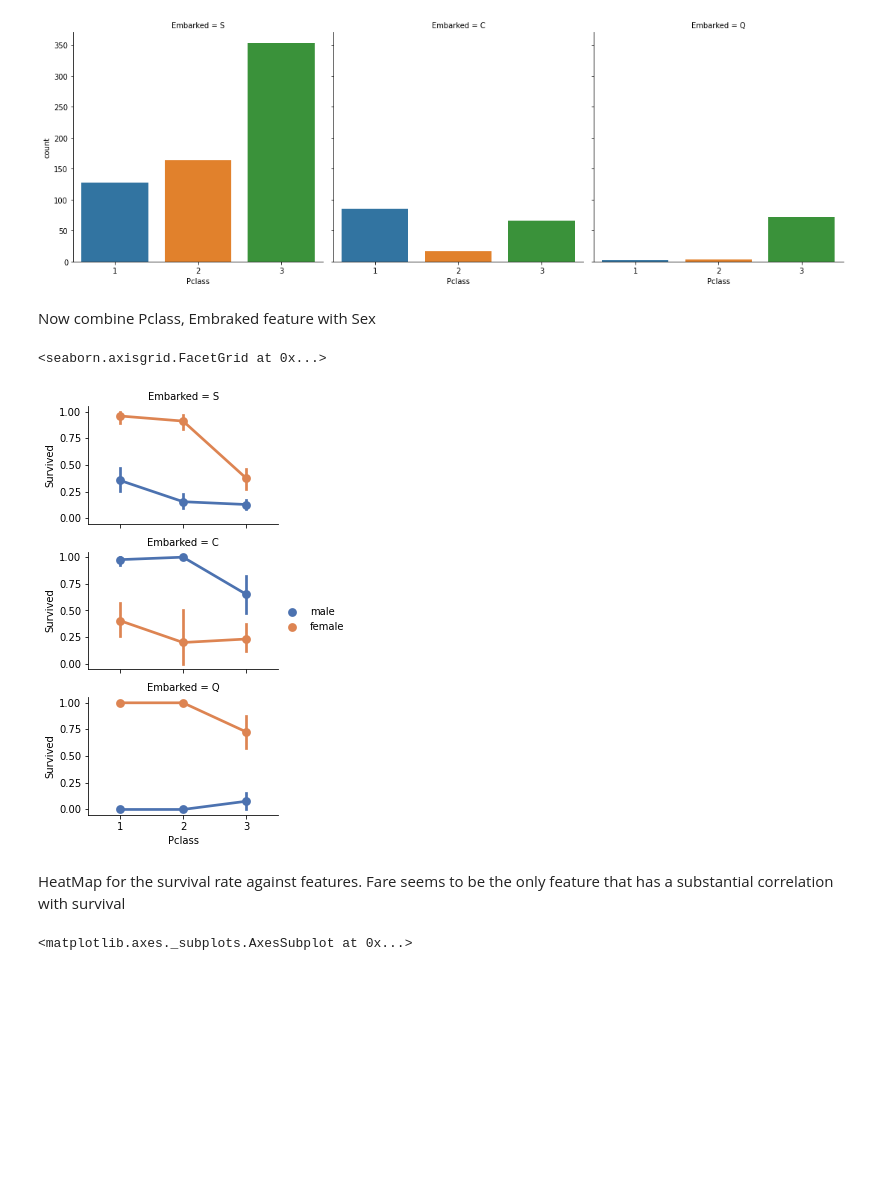
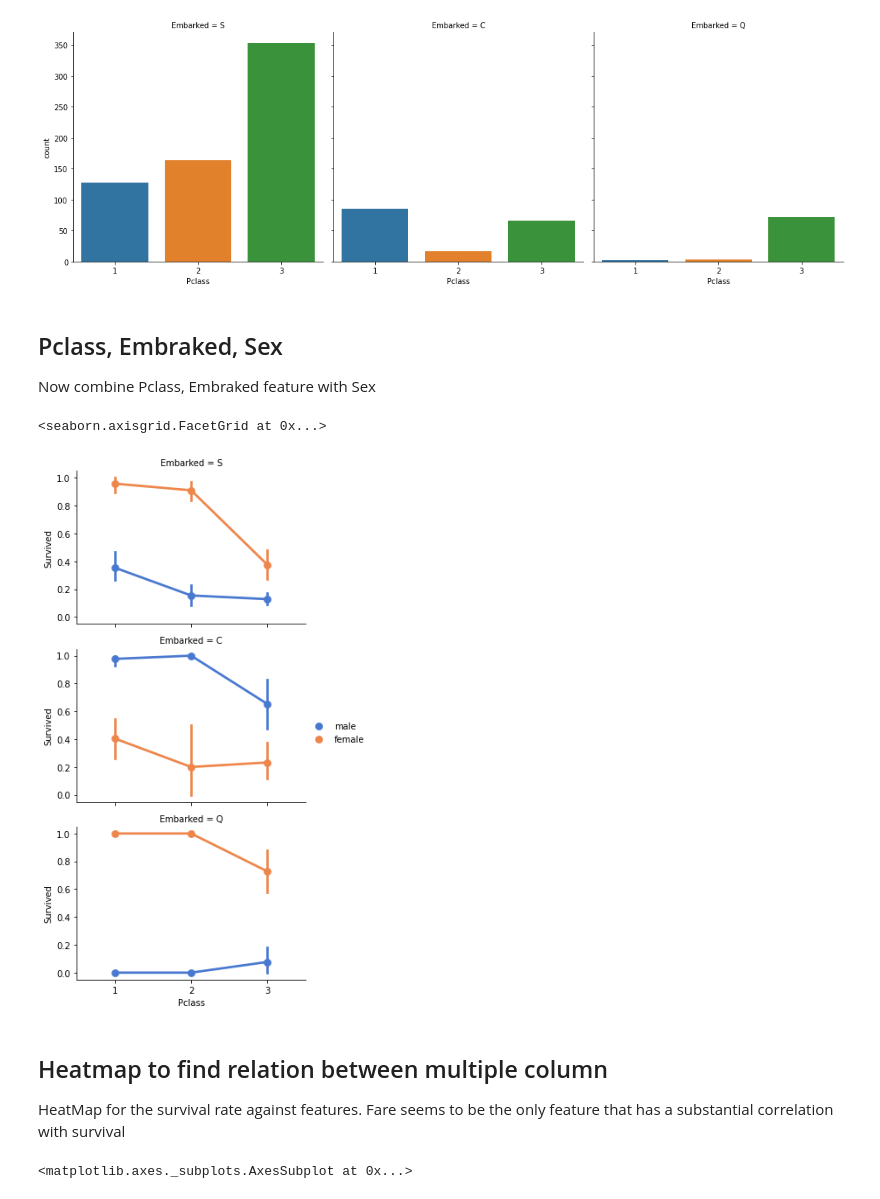
Before and after one commit to jayaemekar/Appiled-Machine-Learning, a Jupyter notebook: EXAM_TITANIC_NextSteps.ipynb, the cells around one changed output. Drawn from its saved outputs; the diff is of its cells as text; code cells hidden in the pictures; blank space fills up the shorter version.

```diff
--- a/EXAM_TITANIC_NextSteps.ipynb
+++ b/EXAM_TITANIC_NextSteps.ipynb
@@ -320,16 +359,19 @@ sns.factorplot('Pclass', col = 'Embarked', data = titanic, kind = 'count')
 <seaborn.axisgrid.FacetGrid at 0x...>
 [figure]
 # %% [markdown]
+## Pclass, Embraked, Sex
 Now combine Pclass, Embraked feature with Sex
 # %%
 # Survival probability by all categorical variables
-grid = sns.FacetGrid(titanic, row = 'Embarked', size = 2.2, aspect = 1.6)
-grid.map(sns.pointplot, 'Pclass', 'Survived', 'Sex', palette = 'deep')
+grid = sns.FacetGrid(titanic, row = 'Embarked',  aspect = 1.5)
+grid.map(sns.pointplot, 'Pclass', 'Survived', 'Sex', palette = 'muted')
 grid.add_legend()
 # %% [output]
 <seaborn.axisgrid.FacetGrid at 0x...>
-[figure, old version]
+[figure, new version]
 # %% [markdown]
+## Heatmap to find relation between multiple column
+
 HeatMap for the survival rate against features.
 Fare seems to be the only feature that has a substantial correlation with survival
 # %%
```
Also changed, not shown: parts of 124 cells of this notebook.
